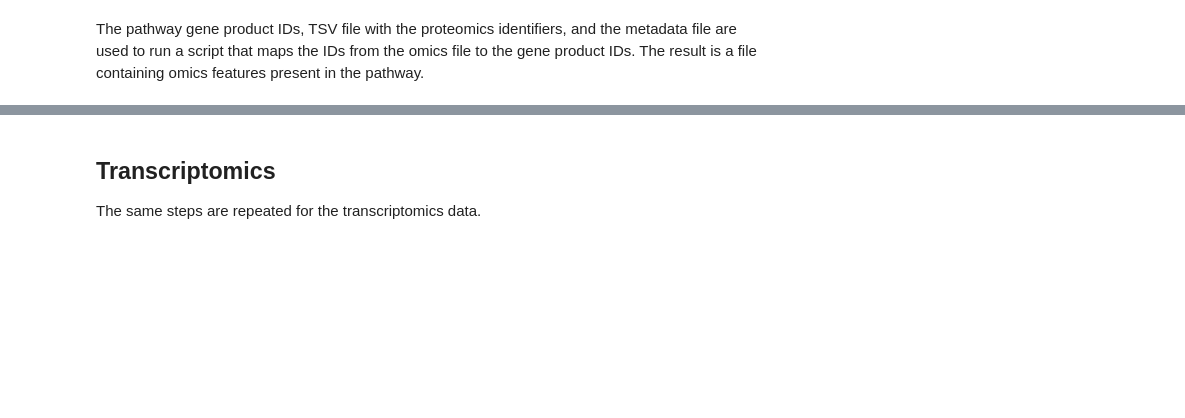
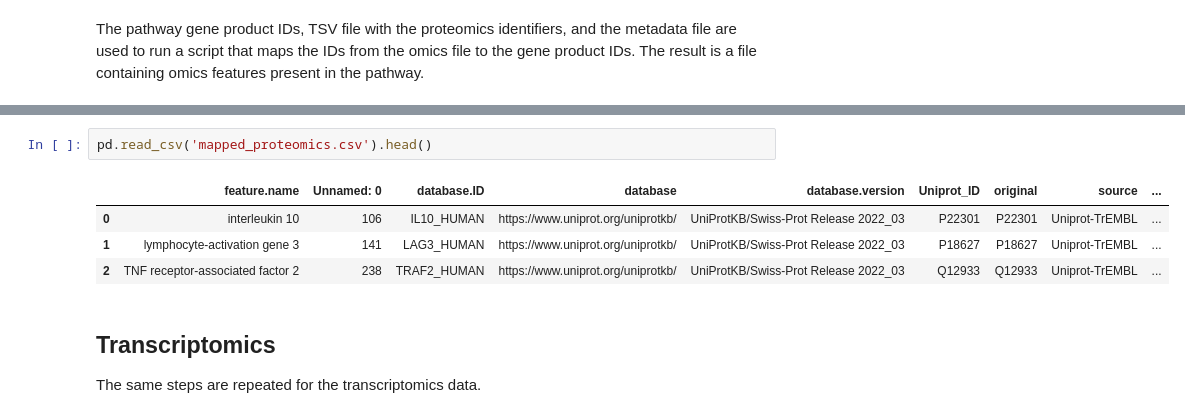
Before and after one commit to Xomics/TWOCdemonstrator, a Jupyter notebook: tools/python_read_omics/FDCmultiomics_workflow.ipynb, the cells around one changed output, grey strips where cells are left out. Drawn from its saved outputs; the diff is of its cells as text; blank space fills up the shorter version.

```diff
--- a/tools/python_read_omics/FDCmultiomics_workflow.ipynb
+++ b/tools/python_read_omics/FDCmultiomics_workflow.ipynb
@@ -74,5 +94,12 @@ fetch_mappings.run_script(pathwayids_file_url, id_file_url, meta_file_url, sourc
 # %% [output]
 Mapped data saved to mapped_proteomics.csv
+# %%
+pd.read_csv('mapped_proteomics.csv').head()
+# %% [output]
+|  | feature.name | Unnamed: 0 | database.ID | database | database.version | Uniprot_ID | original | source | ... |
+| 0 | interleukin 10 | 106 | IL10_HUMAN | https://www.uniprot.org/uniprotkb/ | UniProtKB/Swiss-Prot Release 2022_03 | P22301 | P22301 | Uniprot-TrEMBL | ... |
+| 1 | lymphocyte-activation gene 3 | 141 | LAG3_HUMAN | https://www.uniprot.org/uniprotkb/ | UniProtKB/Swiss-Prot Release 2022_03 | P18627 | P18627 | Uniprot-TrEMBL | ... |
+| 2 | TNF receptor-associated factor 2 | 238 | TRAF2_HUMAN | https://www.uniprot.org/uniprotkb/ | UniProtKB/Swiss-Prot Release 2022_03 | Q12933 | Q12933 | Uniprot-TrEMBL | ... |
 # %% [markdown]
 ## Transcriptomics
 The same steps are repeated for the transcriptomics data.
```
Also changed, not shown: parts of 11 cells of this notebook, 2 other files.
